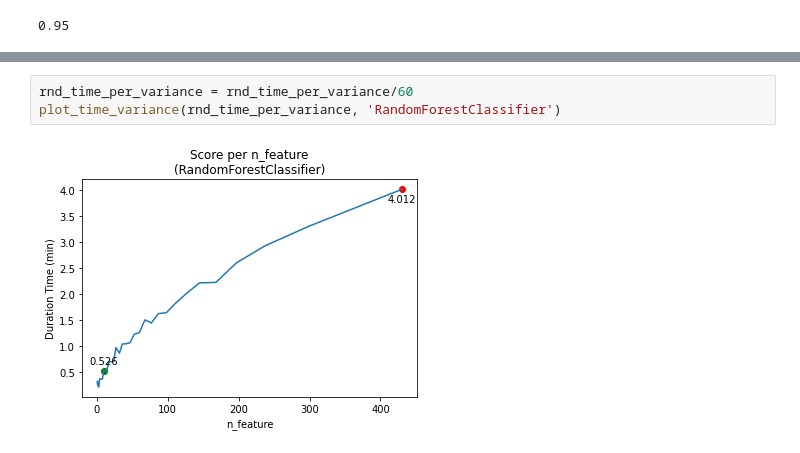
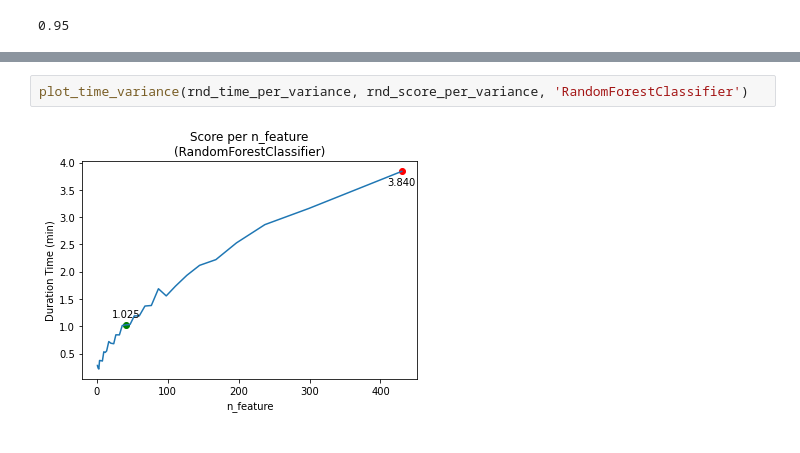
Before and after one commit to ykykyk112/machine_learning, a Jupyter notebook: sklearn_exercise/Dimentionality_Reduction.ipynb, the cells around one changed output, grey strips where cells are left out. Cells and saved outputs as stored; diff of their text form.

```diff
--- a/sklearn_exercise/Dimentionality_Reduction.ipynb
+++ b/sklearn_exercise/Dimentionality_Reduction.ipynb
@@ -439,6 +444,5 @@ plot_score_variance(rnd_score_per_variance, 'RandomForestClassifier')
-# %%
-rnd_time_per_variance = rnd_time_per_variance/60
-plot_time_variance(rnd_time_per_variance, 'RandomForestClassifier')
-# %% [output]
-[figure, removed]
+# %%
+plot_time_variance(rnd_time_per_variance, rnd_score_per_variance, 'RandomForestClassifier')
+# %% [output]
+[figure, added]
 # %%
```
Also changed, not shown: parts of 16 cells of this notebook.
